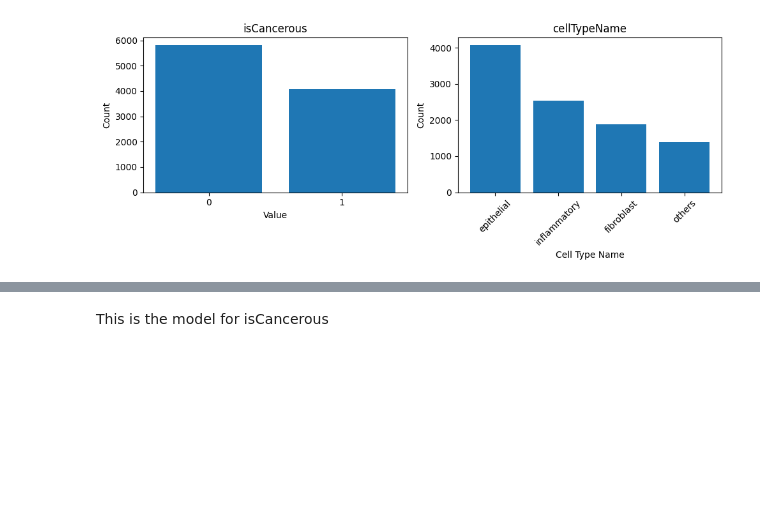
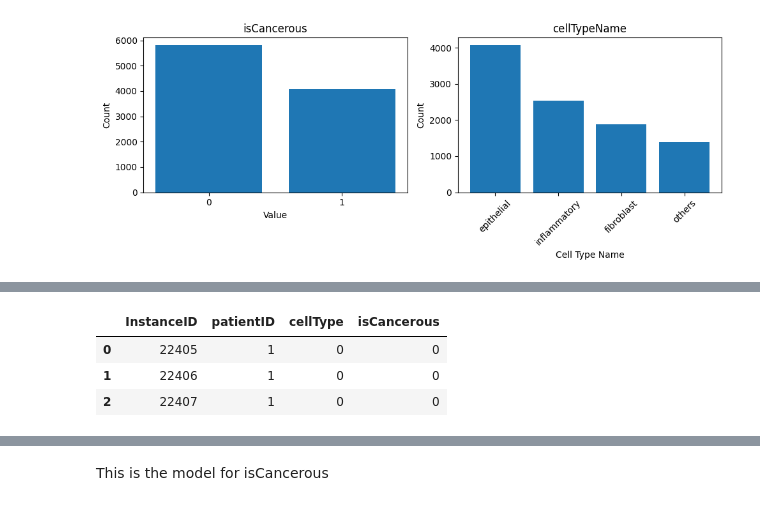
Before and after one commit to FM-RMIT/COSC2673-assignment-2, a Jupyter notebook: Untitled0.ipynb, the cells around one changed output, grey strips where cells are left out. Drawn from its saved outputs; the diff is of its cells as text; code cells hidden in the pictures; blank space fills up the shorter version.

```diff
--- a/Untitled0.ipynb
+++ b/Untitled0.ipynb
@@ -87,0 +100,8 @@ These images here all contain other cells around the centre subject cell. Althou
+# %%
+scaler = StandardScaler()
+dataT = data.drop(['ImageName', 'cellTypeName'], axis=1)
+model = scaler.fit(dataT)
+scaled_data = model.transform(dataT)
+
+# print scaled data
+print(scaled_data)
@@ -87,0 +116,7 @@ These images here all contain other cells around the centre subject cell. Althou
+# %%
+dataT.head(3)
+# %% [output]
+|  | InstanceID | patientID | cellType | isCancerous |
+| 0 | 22405 | 1 | 0 | 0 |
+| 1 | 22406 | 1 | 0 | 0 |
+| 2 | 22407 | 1 | 0 | 0 |
```
Also changed, not shown: parts of 27 cells of this notebook.
